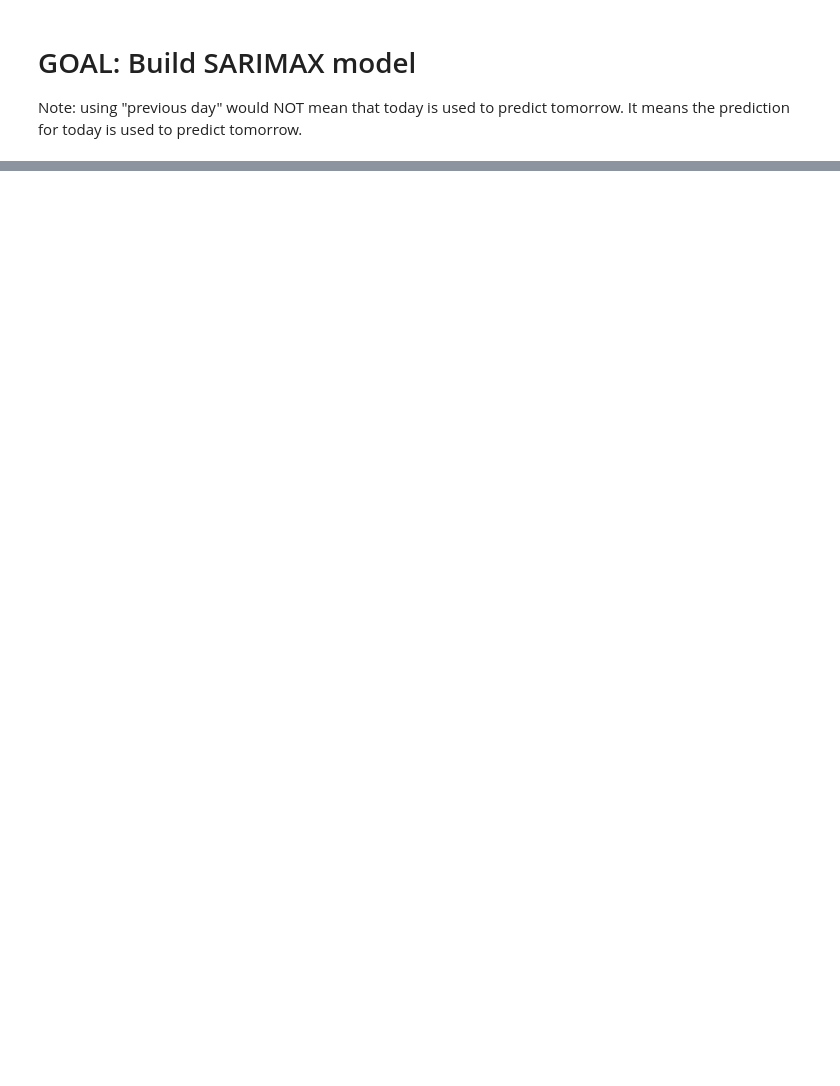
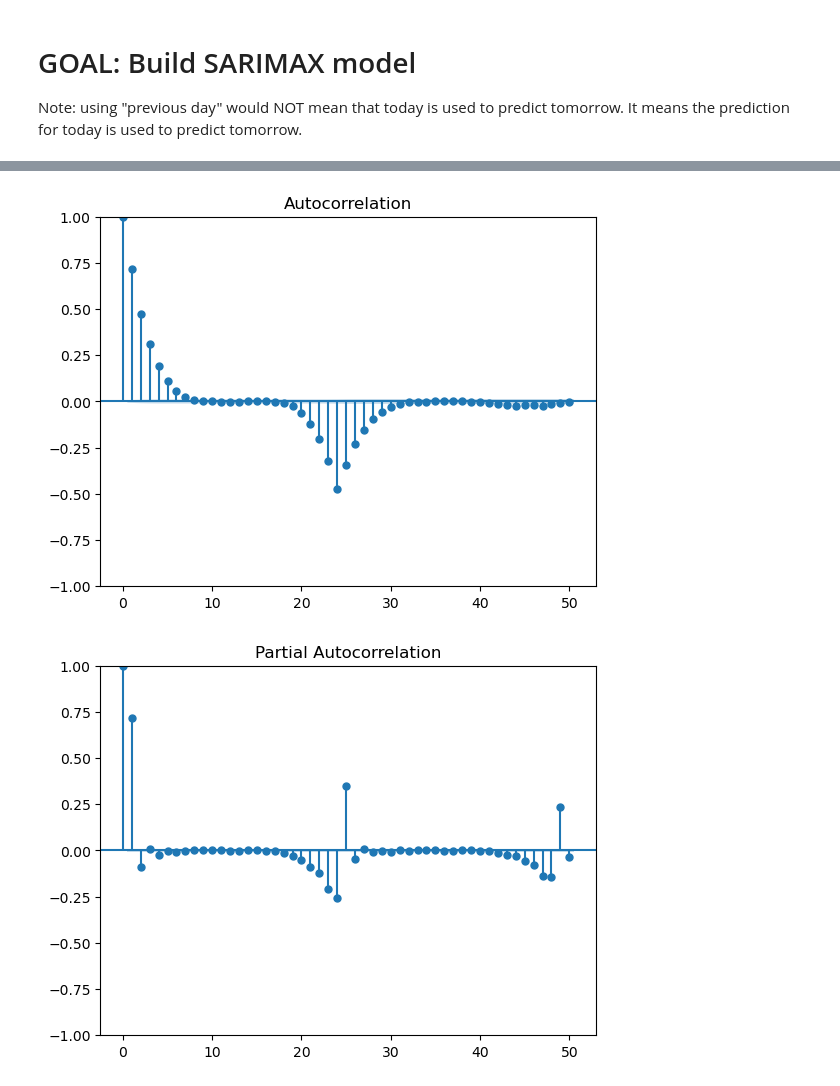
Before and after one commit to Erdos-Projects/predicting-day-ahead-solar-power-production, a Jupyter notebook: notebooks/modeling/RS/sarimax.ipynb, the cells around one changed output, grey strips where cells are left out. Drawn from its saved outputs; the diff is of its cells as text; code cells hidden in the pictures; blank space fills up the shorter version.

```diff
--- a/notebooks/modeling/RS/sarimax.ipynb
+++ b/notebooks/modeling/RS/sarimax.ipynb
@@ -88,0 +320,24 @@ def use_sarimax(df_train, df_ho, p=0, d=0, q=0):
+# %%
+#some quick eda
+system_id = 4
+reader_type = None
+
+prerun = PreRun(system_id = system_id, meter_or_inverter = reader_type, path=read_path, systems_cleaned=systems_cleaned)
+prerun.load_data()
+prerun.fill_missing_hours()
+prerun.add_energy_features_only(include_hour_cyclic=True)
+prerun.add_weather_features_only()
+
+all_data = prerun.amended_data
+end_days = prerun.good_end_days_naive(7)
+
+from statsmodels.graphics.tsaplots import plot_acf, plot_pacf
+y_deseason = all_data['energy'].diff(24).dropna()
+plot_acf(y_deseason)
+plt.show()
+
+plot_pacf(y_deseason)
+plt.show()
+# %% [output]
+[figure, added]
+[figure, added]
```
Also changed, not shown: parts of 7 cells of this notebook, 24 other files.
